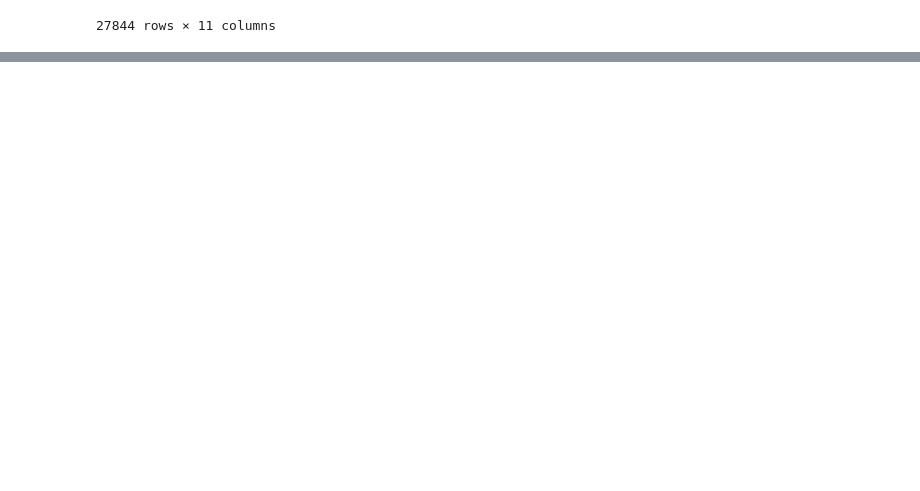
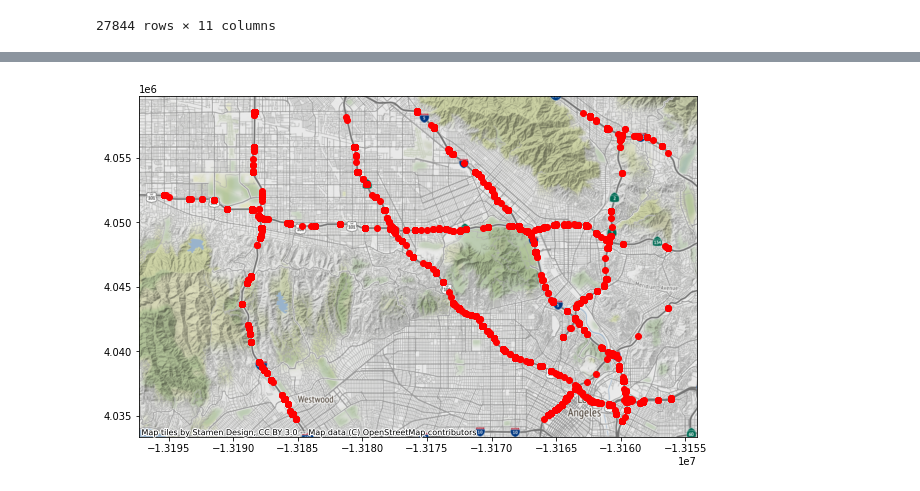
Before and after one commit to MathiasNT/CongestionPropagationPrediction, a Jupyter notebook: notebooks/real_world_data/data_analysis.ipynb, the cells around one changed output, grey strips where cells are left out. Saved outputs shown, nothing was run; the diff lists cells and outputs as text; code cells hidden in the pictures; blank space fills up the shorter version.

```diff
--- a/notebooks/real_world_data/data_analysis.ipynb
+++ b/notebooks/real_world_data/data_analysis.ipynb
@@ -159,0 +212,12 @@ gdf2[:].plot(ax=ax, color='red')
+# %%
+
+highways = ['I110', 'I405', 'I5', 'I210', 'I10', 'US101', 'SR2', 'SR134', 'SR170' ]
+#highways = ['US101']
+gdf_test = gdf3[gdf3.ONSTREET_PENNY.isin(highways)]
+#gdf_test = gdf3[gdf3.ONSTREET_PENNY.str.contains('I')]
+# %%
+fig, ax = plt.subplots(1, figsize=(10,10))
+gdf_test[:].plot(ax=ax, color='red')
+cx.add_basemap(ax, zoom=12)
+# %% [output]
+[figure, added]
```
Also changed, not shown: parts of 35 cells of this notebook, 2 other files.
